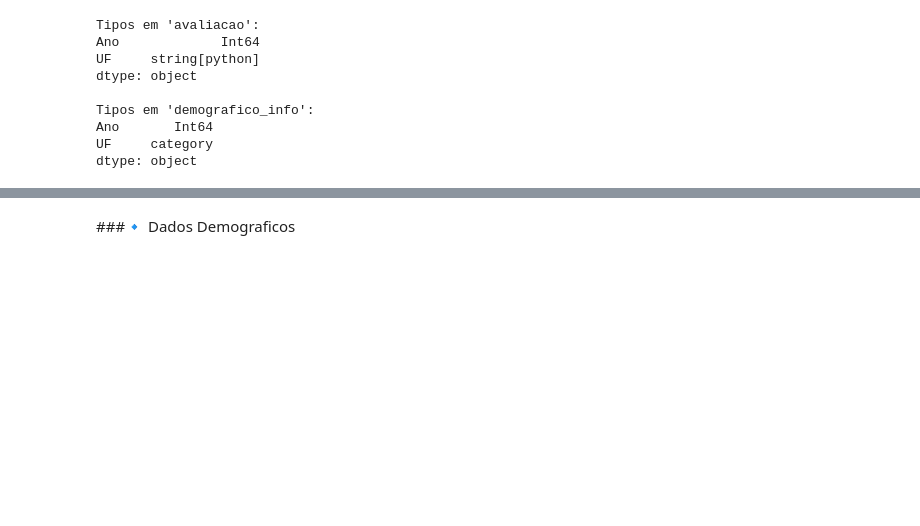
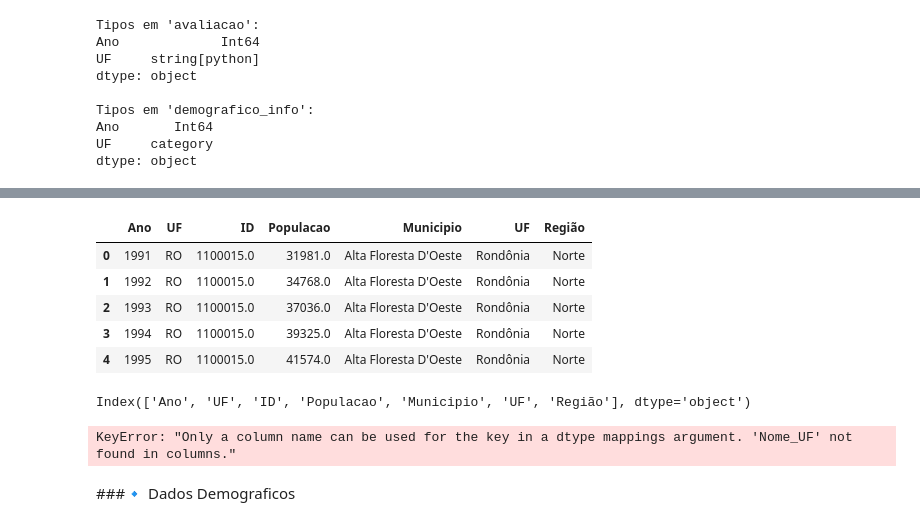
Before and after one commit to Jonathan-Paixao/Tech_Challenge_FIAP, a Jupyter notebook: ETL_FiapChall.ipynb, the cells around one changed output, grey strips where cells are left out. Drawn from its saved outputs; the diff is of its cells as text; code cells hidden in the pictures; blank space fills up the shorter version.

```diff
--- a/ETL_FiapChall.ipynb
+++ b/ETL_FiapChall.ipynb
@@ -895,0 +898,4 @@ avaliacao.to_parquet('/content/drive/MyDrive/Challenge_FIAP/Gold_Data/Avaliacao_
+# %%
+caminho_Ext = '/content/drive/MyDrive/Challenge_FIAP/Dados_XLSX_Externos/Demografico_IBGE_muni_UF.xlsx'
+
+pam = pd.read_excel(caminho_ext)
@@ -896,3 +916,39 @@ avaliacao.to_parquet('/content/drive/MyDrive/Challenge_FIAP/Gold_Data/Avaliacao_
+# %%
+pam.rename(columns={
+    'ano': 'Ano',
+    'sigla_uf': 'UF',
+    'id_municipio': 'ID',
+    'nome_municipio': 'Municipio',
+    'nome_uf': 'Nome_UF',
+    'nome_regiao': 'Região'
+}, inplace=True)
+# %%
+pam.head(5)
+# %% [output]
+|  | Ano | UF | ID | Populacao | Municipio | UF | Região |
+| 0 | 1991 | RO | 1100015.0 | 31981.0 | Alta Floresta D'Oeste | Rondônia | Norte |
+| 1 | 1992 | RO | 1100015.0 | 34768.0 | Alta Floresta D'Oeste | Rondônia | Norte |
+| 2 | 1993 | RO | 1100015.0 | 37036.0 | Alta Floresta D'Oeste | Rondônia | Norte |
+| 3 | 1994 | RO | 1100015.0 | 39325.0 | Alta Floresta D'Oeste | Rondônia | Norte |
+| 4 | 1995 | RO | 1100015.0 | 41574.0 | Alta Floresta D'Oeste | Rondônia | Norte |
+# %%
+print(pam.columns)
+# %% [output]
+Index(['Ano', 'UF', 'ID', 'Populacao', 'Municipio', 'UF', 'Região'], dtype='object')
+# %%
+pam = pam.astype({
+    'Ano': 'Int64',
+    'UF': 'category',
+    'ID': 'Int64',
+    'Populacao': 'Int64',
+    'Municipio': 'string',
+    'Nome_UF': 'category',
+    'Região': 'category'
+})
+
+pam.head(5)
+# %% [output]
+KeyError: "Only a column name can be used for the key in a dtype mappings argument. 'Nome_UF' not found in columns."
 # %% [markdown]
 ###🔹 Dados Demograficos
 # %%
```
Also changed, not shown: parts of 3 cells of this notebook.
